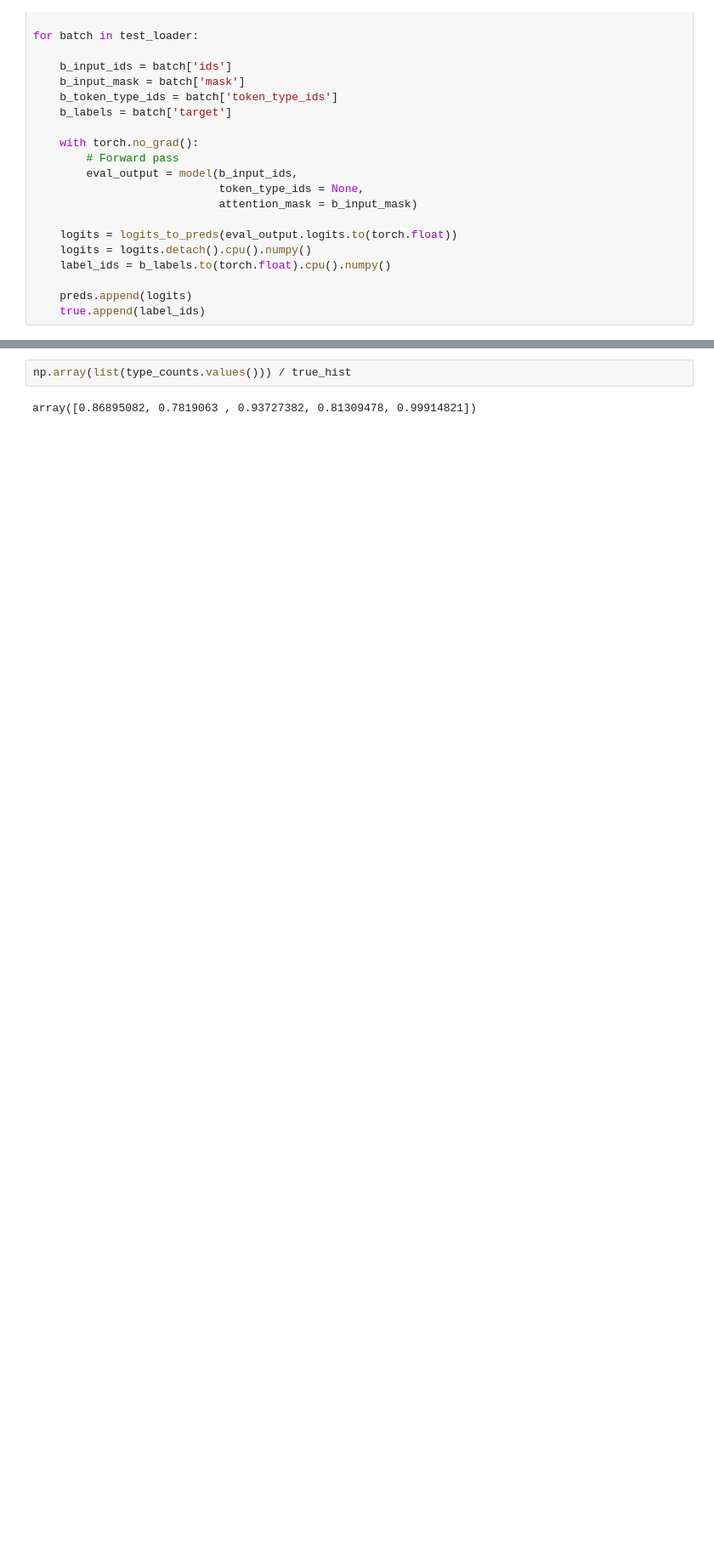
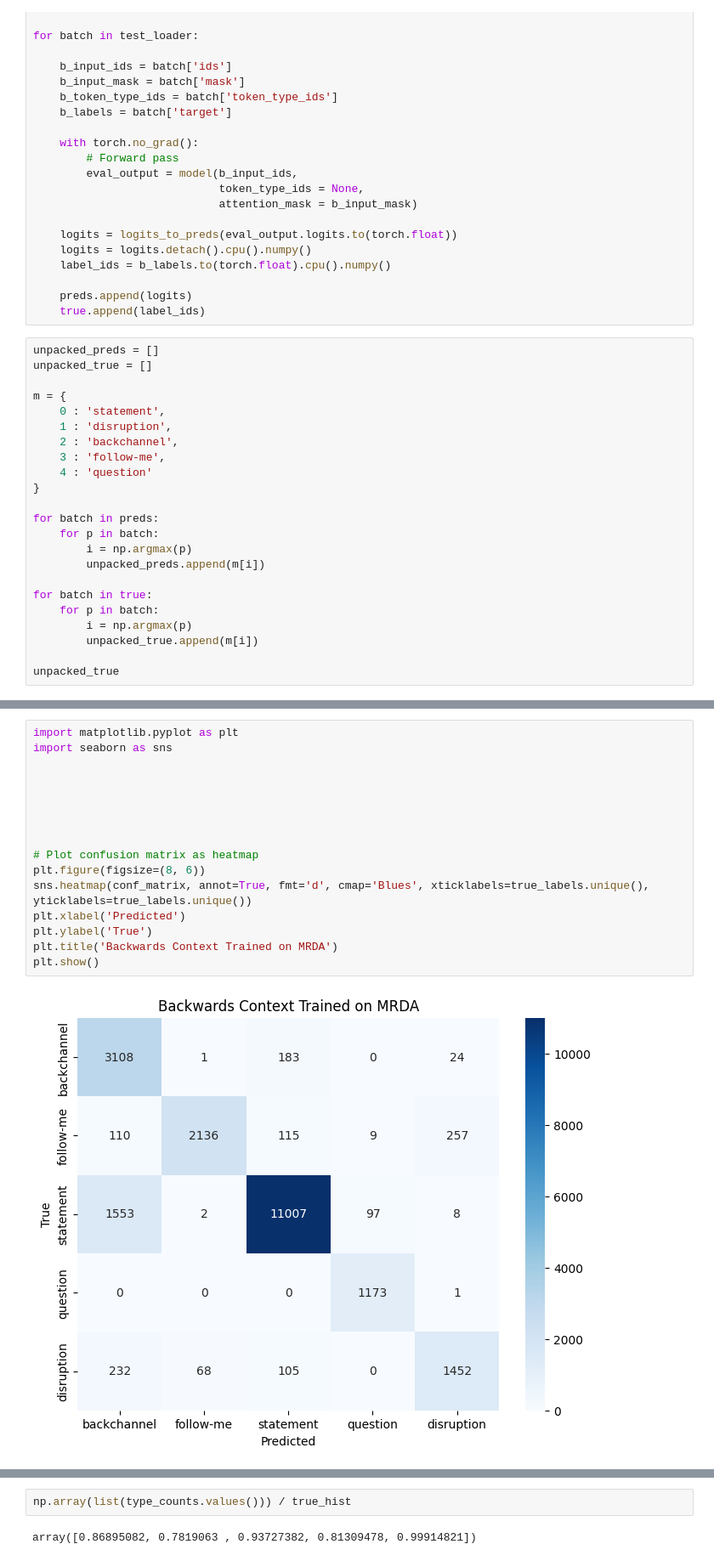
Before and after one commit to megane-chan/RED_dialogue, a Jupyter notebook: train_mrda.ipynb, the cells around one changed output, grey strips where cells are left out. Shown at 85% size. Saved outputs shown, nothing was run; the diff lists cells and outputs as text; blank space fills up the shorter version.

```diff
--- a/train_mrda.ipynb
+++ b/train_mrda.ipynb
@@ -326,3 +326,26 @@ for batch in test_loader:
 
     preds.append(logits)
     true.append(label_ids)
+# %%
+unpacked_preds = []
+unpacked_true = []
+
+m = {
+    0 : 'statement',
+    1 : 'disruption',
+    2 : 'backchannel',
+    3 : 'follow-me',
+    4 : 'question'
+}
+
+for batch in preds:
+    for p in batch:
+        i = np.argmax(p)
+        unpacked_preds.append(m[i])
+
+for batch in true:
+    for p in batch:
+        i = np.argmax(p)
+        unpacked_true.append(m[i])
+
+unpacked_true
@@ -329,3 +431,21 @@ for batch in test_loader:
+# %%
+import matplotlib.pyplot as plt
+import seaborn as sns
+
+
+
+
+
+
+# Plot confusion matrix as heatmap
+plt.figure(figsize=(8, 6))
+sns.heatmap(conf_matrix, annot=True, fmt='d', cmap='Blues', xticklabels=true_labels.unique(), yticklabels=true_labels.unique())
+plt.xlabel('Predicted')
+plt.ylabel('True')
+plt.title('Backwards Context Trained on MRDA')
+plt.show()
+# %% [output]
+[figure, added]
 # %%
 total_correct = 0
 total = 0
```
Also changed, not shown: parts of 3 cells of this notebook, 15 other files.
